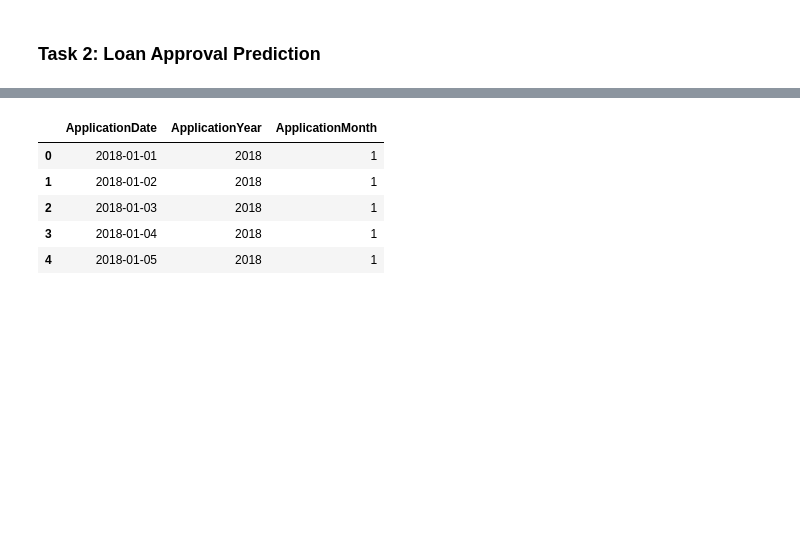
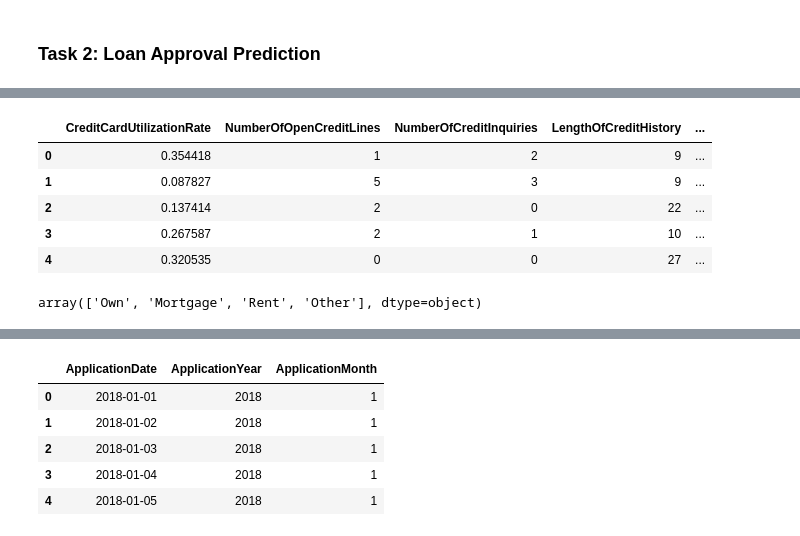
Before and after one commit to GauriR011/Financial-Risk-for-Loan-Approval, a Jupyter notebook: code.ipynb, the cells around one changed output, grey strips where cells are left out. Drawn from its saved outputs; the diff is of its cells as text; code cells hidden in the pictures; blank space fills up the shorter version.

```diff
--- a/code.ipynb
+++ b/code.ipynb
@@ -48,0 +89,19 @@ df.head()
+# %%
+df[[ 'CreditCardUtilizationRate',
+ 'NumberOfOpenCreditLines',
+ 'NumberOfCreditInquiries',
+'LengthOfCreditHistory',
+'PaymentHistory',
+'UtilityBillsPaymentHistory'
+ ]].head()
+# %% [output]
+|  | CreditCardUtilizationRate | NumberOfOpenCreditLines | NumberOfCreditInquiries | LengthOfCreditHistory | ... |
+| 0 | 0.354418 | 1 | 2 | 9 | ... |
+| 1 | 0.087827 | 5 | 3 | 9 | ... |
+| 2 | 0.137414 | 2 | 0 | 22 | ... |
+| 3 | 0.267587 | 2 | 1 | 10 | ... |
+| 4 | 0.320535 | 0 | 0 | 27 | ... |
+# %%
+df['HomeOwnershipStatus'].unique()
+# %% [output]
+array(['Own', 'Mortgage', 'Rent', 'Other'], dtype=object)
```
Also changed, not shown: parts of 8 cells of this notebook.
